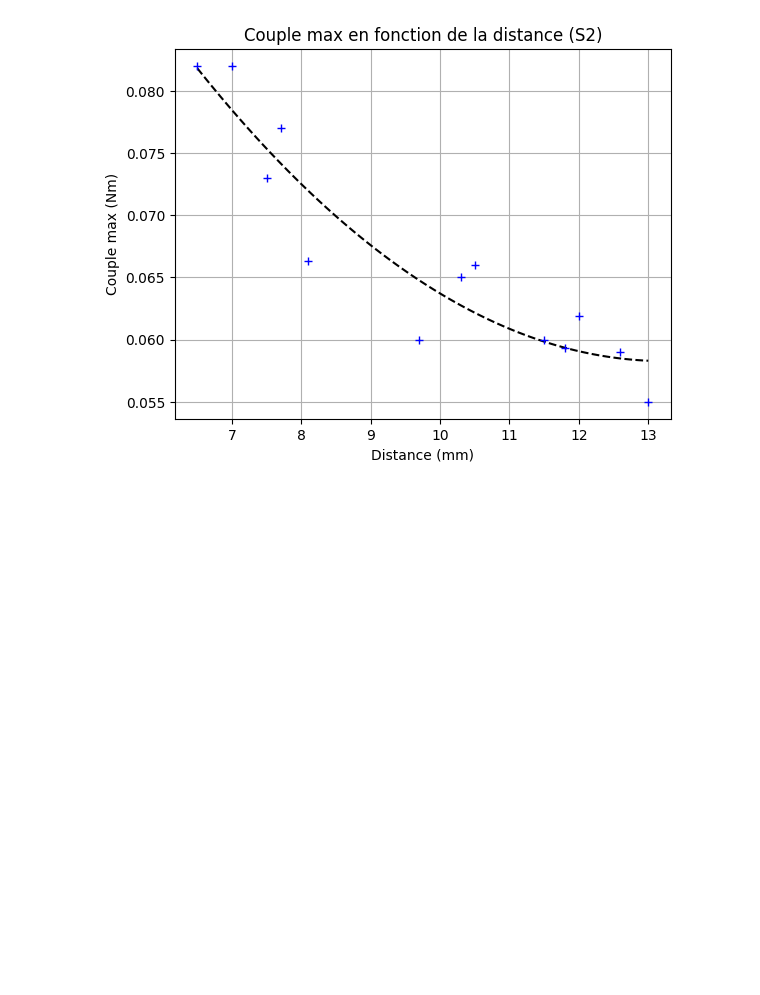
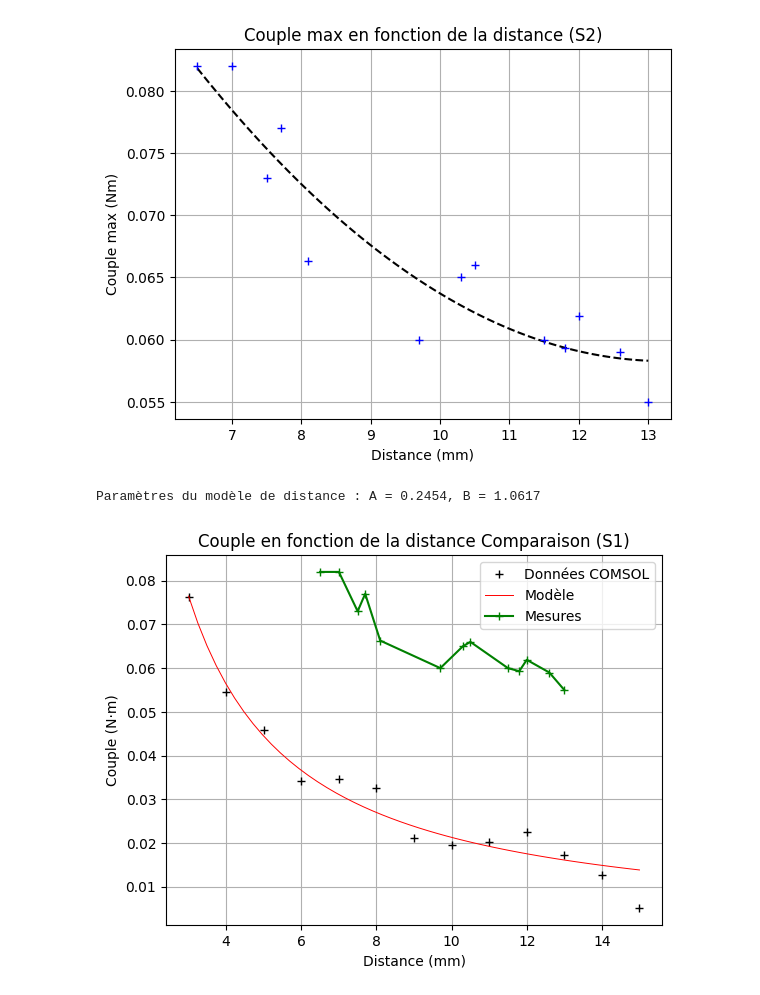
Before and after one commit to pacdav/TIPE_Sp-, a Jupyter notebook: Expérience/Mesure 16_02/analyse_mesure_4.ipynb, the cells around one changed output. Saved outputs shown, nothing was run; the diff lists cells and outputs as text; code cells hidden in the pictures; blank space fills up the shorter version.

Commit message:
Ajout de 2 3 trucs dans les images

```diff
--- a/Expérience/Mesure 16_02/analyse_mesure_4.ipynb
+++ b/Expérience/Mesure 16_02/analyse_mesure_4.ipynb
@@ -142,3 +143,39 @@ plt.title('Couple max en fonction de la distance (S2)')
 # %% [output]
 Text(0.5, 1.0, 'Couple max en fonction de la distance (S2)')
 [figure]
+# %%
+# Distance (mm) - LL_D1_Distance3
+distances = [
+    3, 4, 5, 6, 7, 8, 9.0, 10, 11, 12,
+    13.0, 14, 15
+]
+
+# Couple de torsion axial
+couple_2 = [
+    0.07632234346086758, 0.05462097886641405, 0.04584659111888399,
+    0.03419906309874077, 0.03460649966710709, 0.03269227993603088,
+    0.021067441860043338, 0.01965901188295399, 0.020210878704810017,
+    0.022432348687646035, 0.017367025514510442, 0.012695259266419392,
+    0.005166019092506739
+]
+# %%
+def model_torque_distance(d, A, B):
+    return A/d**B
+
+fit_distance, _ = curve_fit(model_torque_distance, distances, couple_2)
+A_fit, B_fit = fit_distance
+print(f"Paramètres du modèle de distance : A = {A_fit:.4f}, B = {B_fit:.4f}")
+# %% [output]
+Paramètres du modèle de distance : A = 0.2454, B = 1.0617
+# %%
+plt.plot(distances, couple_2,'+', color='k', label='Données COMSOL')
+plt.plot(np.linspace(min(distances), max(distances)), model_torque_distance(np.linspace(min(distances), max(distances)), *fit_distance), color='r', label='Modèle', lw=0.7)
+plt.plot(d, C_max,'+-', color='g', label='Mesures')
+plt.title('Couple en fonction de la distance Comparaison (S1)')
+plt.xlabel('Distance (mm)')
+plt.ylabel('Couple (N·m)')
+plt.grid(True)
+plt.legend()
+plt.show()
+# %% [output]
+[figure, added]
```
Also changed, not shown: parts of 2 cells of this notebook, 17 other files.
